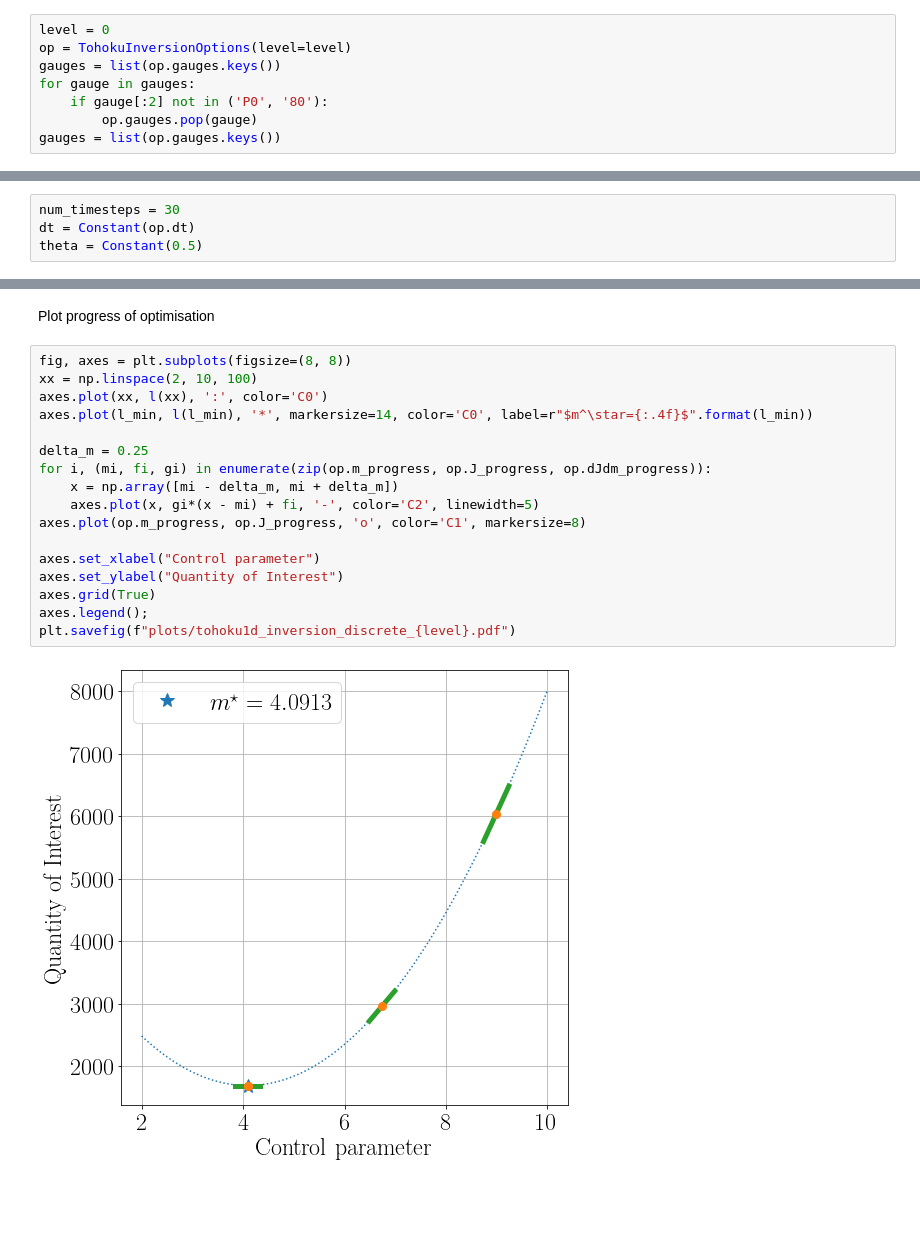
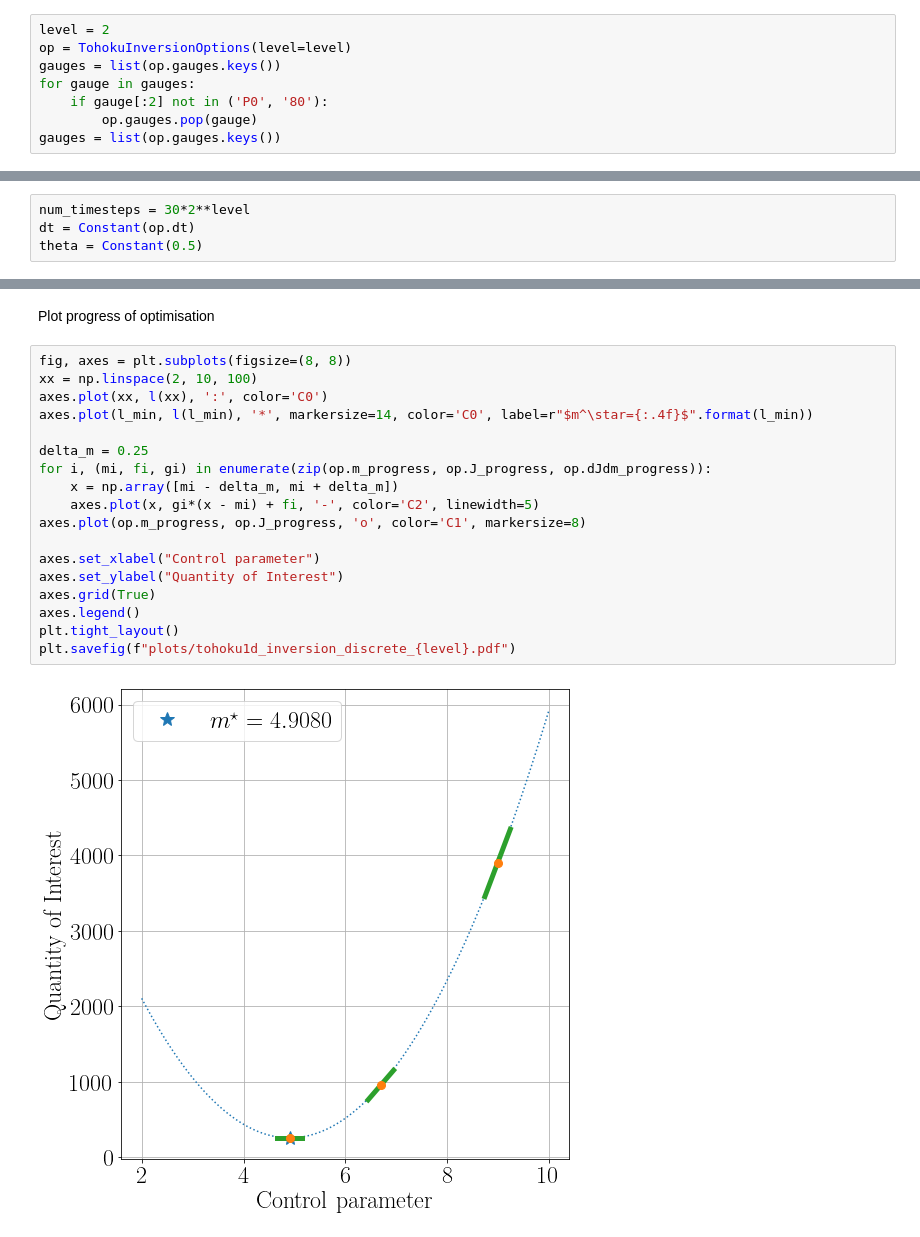
Before and after one commit to jwallwork23/adapt_utils_notebooks, a Jupyter notebook: adjoint_comparison/2d-swe-inversion-tohoku_discrete.ipynb, the cells around one changed output, grey strips where cells are left out. Saved outputs shown, nothing was run; the diff lists cells and outputs as text; blank space fills up the shorter version.

```diff
--- a/adjoint_comparison/2d-swe-inversion-tohoku_discrete.ipynb
+++ b/adjoint_comparison/2d-swe-inversion-tohoku_discrete.ipynb
@@ -25,7 +25,7 @@ m_prior = 10.0
 # %% [markdown]
 Create `Options` object and setup gauges.
 # %%
-level = 0
+level = 2
 op = TohokuInversionOptions(level=level)
 gauges = list(op.gauges.keys())
 for gauge in gauges:
@@ -35,7 +35,7 @@ gauges = list(op.gauges.keys())
 # %% [markdown]
 Setup timestepping parameters
 # %%
-num_timesteps = 30
+num_timesteps = 30*2**level
 dt = Constant(op.dt)
 theta = Constant(0.5)
 # %% [markdown]
@@ -224,20 +223,21 @@ Plot progress of optimisation
 # %%
 fig, axes = plt.subplots(figsize=(8, 8))
 xx = np.linspace(2, 10, 100)
 axes.plot(xx, l(xx), ':', color='C0')
 axes.plot(l_min, l(l_min), '*', markersize=14, color='C0', label=r"$m^\star={:.4f}$".format(l_min))
 
 delta_m = 0.25
 for i, (mi, fi, gi) in enumerate(zip(op.m_progress, op.J_progress, op.dJdm_progress)):
     x = np.array([mi - delta_m, mi + delta_m])
     axes.plot(x, gi*(x - mi) + fi, '-', color='C2', linewidth=5)
 axes.plot(op.m_progress, op.J_progress, 'o', color='C1', markersize=8)
 
 axes.set_xlabel("Control parameter")
 axes.set_ylabel("Quantity of Interest")
 axes.grid(True)
-axes.legend();
+axes.legend()
+plt.tight_layout()
 plt.savefig(f"plots/tohoku1d_inversion_discrete_{level}.pdf")
 # %% [output]
-[figure, old version]
+[figure, new version]
 # %% [markdown]
```
Also changed, not shown: parts of 18 cells of this notebook, 1 other file.
